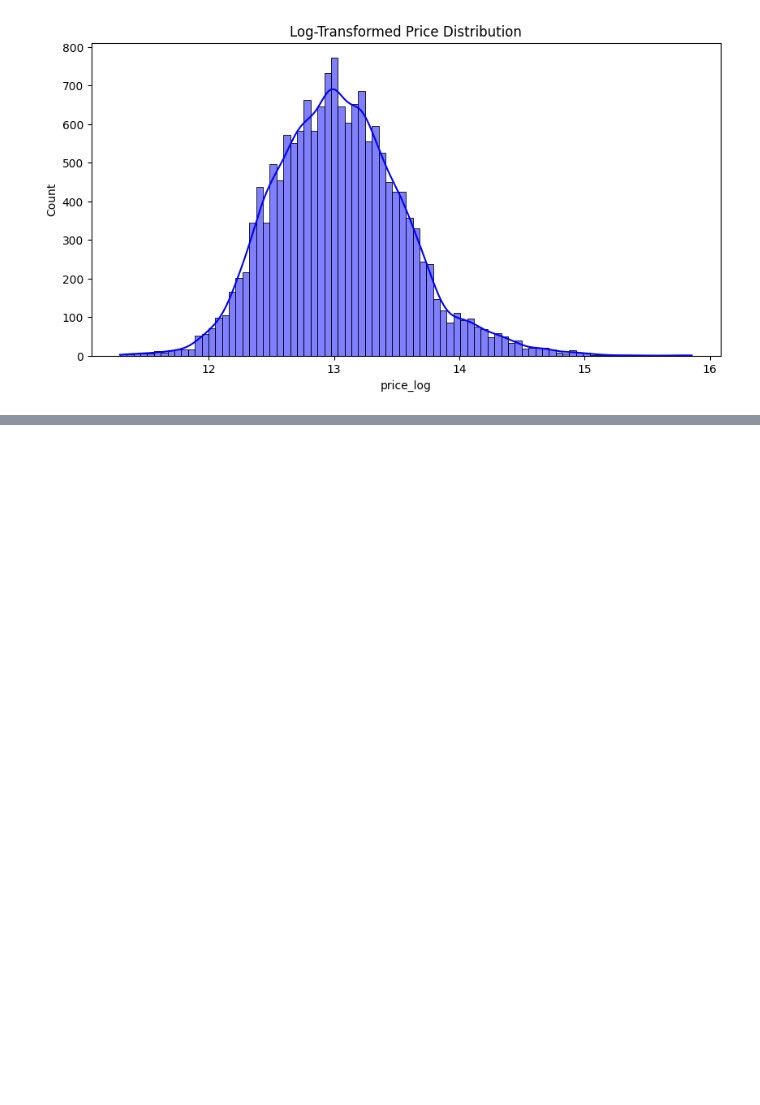
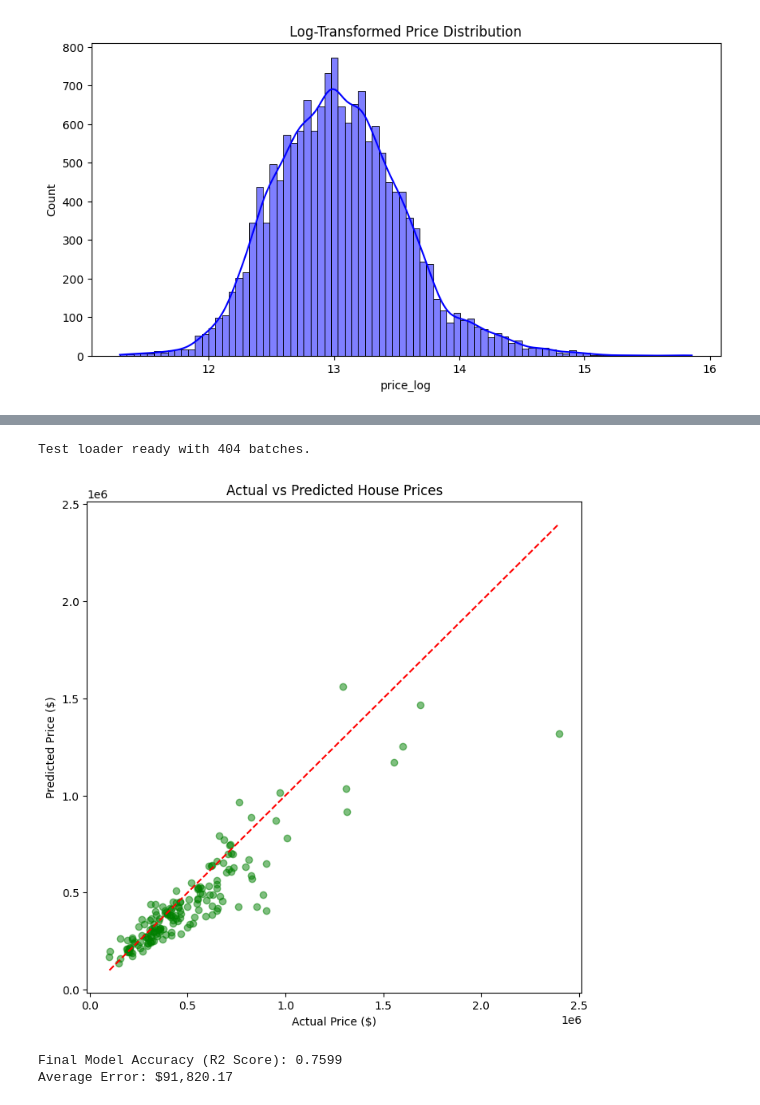
Before and after one commit to tansa1024/CDC-PROJECT, a Jupyter notebook: preprocessing.ipynb, the cells around one changed output, grey strips where cells are left out. Cells and saved outputs as stored; diff of their text form; code cells hidden in the pictures; blank space fills up the shorter version.

```diff
--- a/preprocessing.ipynb
+++ b/preprocessing.ipynb
@@ -70,0 +182,66 @@ Preprocessing complete! Files saved to data/ folder.
+# %%
+# 1. Create the test dataset
+test_dataset = MultimodalDataset(
+    csv_file='data/processed_test.csv',
+    img_dir='house_images',
+    transform=image_transforms
+)
+
+# 2. Create the test loader
+# num_workers=0 is safer for CPU testing
+test_loader = torch.utils.data.DataLoader(
+    test_dataset,
+    batch_size=8,
+    shuffle=False,
+    num_workers=0
+)
+
+print(f"Test loader ready with {len(test_loader)} batches.")
+# %% [output]
+Test loader ready with 404 batches.
+# %%
+import matplotlib.pyplot as plt
+
+model.eval()
+all_preds = []
+all_actuals = []
+
+with torch.no_grad():
+    # We use a small part of the test loader to keep it fast
+    for i, (images, tabular, labels) in enumerate(test_loader):
+        if i > 20: break # Only test on ~160 houses for a quick graph
+
+        images, tabular = images.to(device), tabular.to(device)
+        outputs = model(images, tabular)
+
+        # Convert back from Log to Dollars
+        all_preds.extend(np.expm1(outputs.cpu().numpy()).flatten())
+        all_actuals.extend(np.expm1(labels.numpy()).flatten())
+
+# Create the Scatter Plot
+plt.figure(figsize=(8, 8))
+plt.scatter(all_actuals, all_preds, alpha=0.5, color='green')
+plt.plot([min(all_actuals), max(all_actuals)], [min(all_actuals), max(all_actuals)], 'r--')
+plt.xlabel("Actual Price ($)")
+plt.ylabel("Predicted Price ($)")
+plt.title("Actual vs Predicted House Prices")
+plt.show()
+# %% [output]
+[figure, added]
+# %%
+from sklearn.metrics import r2_score
+
+# Convert lists to numpy arrays
+preds_array = np.array(all_preds)
+actuals_array = np.array(all_actuals)
+
+# Calculate R2 Score
+score = r2_score(actuals_array, preds_array)
+print(f"Final Model Accuracy (R2 Score): {score:.4f}")
+
+# Calculate Mean Absolute Error (MAE)
+mae = np.mean(np.abs(preds_array - actuals_array))
+print(f"Average Error: ${mae:,.2f}")
+# %% [output]
+Final Model Accuracy (R2 Score): 0.7599
+Average Error: $91,820.17
```
Also changed, not shown: parts of 5 cells of this notebook.
